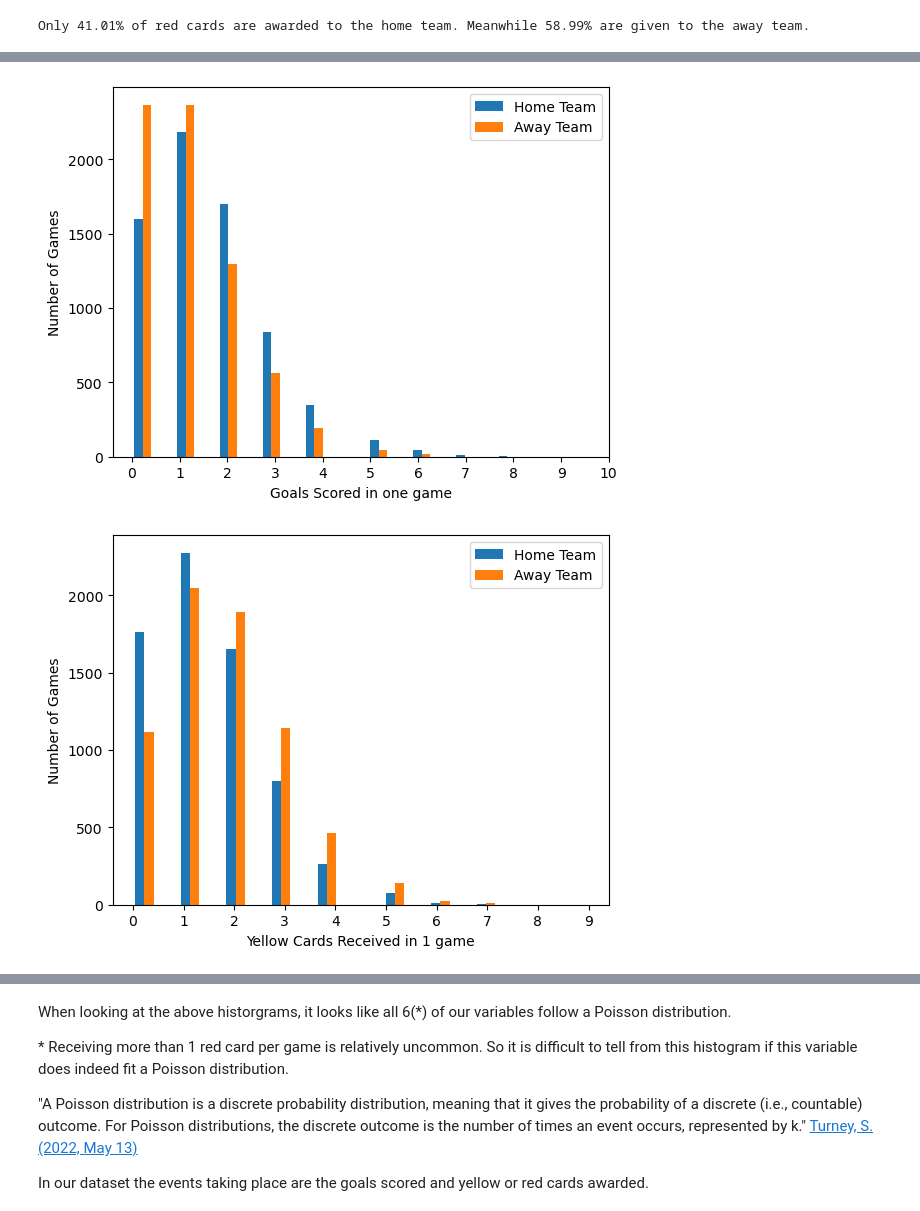
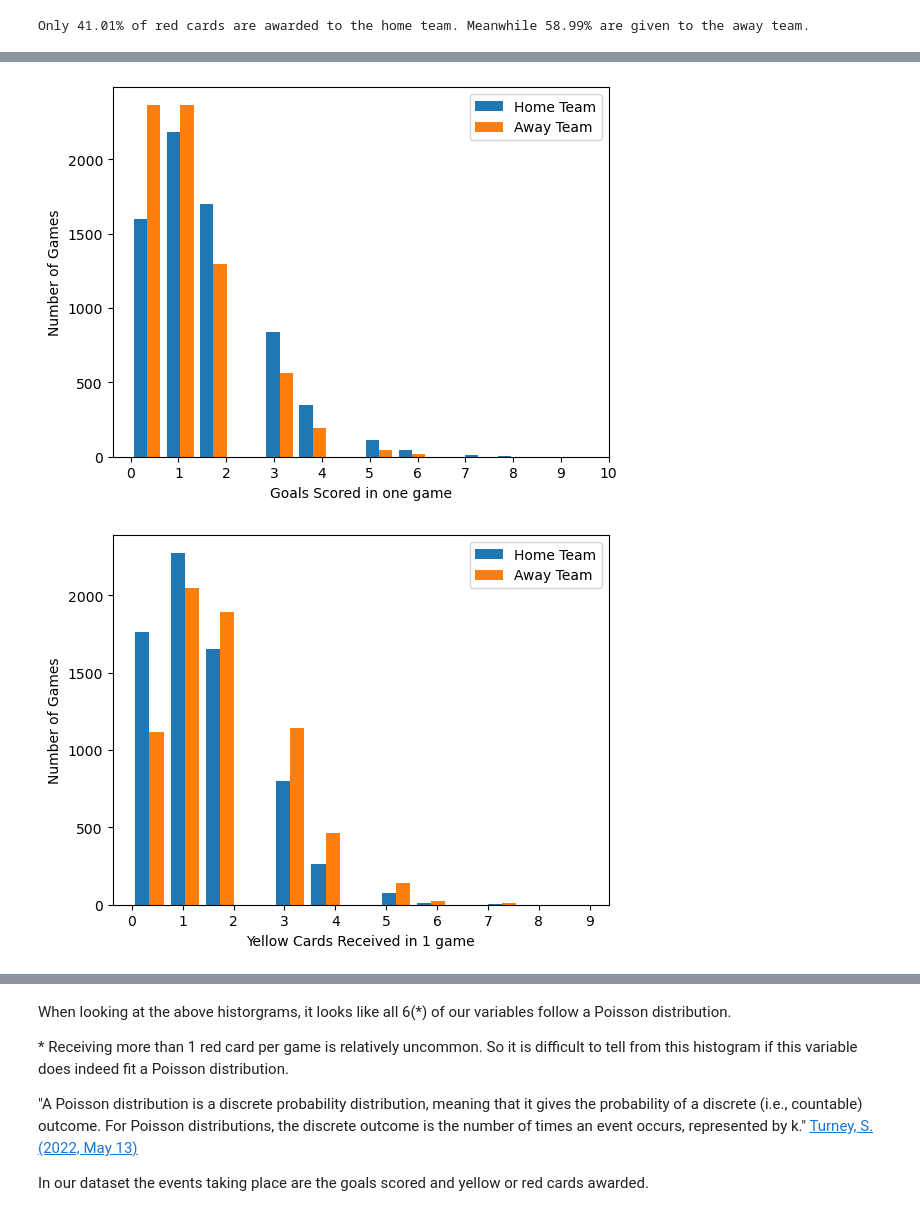
Before and after one commit to Kevin002023/PFDA-Assignment, a Jupyter notebook: PFDA -Assignment.ipynb, the cells around one changed output, grey strips where cells are left out. Cells and saved outputs as stored; diff of their text form; code cells hidden in the pictures.

```diff
--- a/PFDA -Assignment.ipynb
+++ b/PFDA -Assignment.ipynb
@@ -58,7 +60,7 @@ from IPython.display import Markdown as md
 # %%
 # I have saved the dataset in the same folder as my notebook. I am going to import it to the notebook
 
-footballdf = pd.read_csv('final_dataset.csv')
+footballdf = pd.read_csv('Premier_league_stats/total_dataset.csv')
 # %%
 #Going to review the dataset to see it is what is expected
 footballdf.head()
@@ -215,25 +223,25 @@ away_r = prem_df['AR'] # dataframe with just away red cards
 # %%
 #Create a histogram showing the distribution of goals scored both home and away
 
-plt.hist([home_goals, away_goals], 20, label = ['Home Team', 'Away Team'])
+plt.hist([home_goals, away_goals], 13, label = ['Home Team', 'Away Team'])
 plt.xticks(range(0, 11))
 plt.ylabel("Number of Games")
 plt.xlabel("Goals Scored in one game")
 plt.legend()
 plt.savefig('Images/Old_DS_Hist_goals.png')
 # %% [output]
-[figure, old version]
+[figure, new version]
 # %%
 #Create a histogram showing the distribution of yellow cards received both home and away
 
-plt.hist([home_y, away_y], 20, label = ['Home Team', 'Away Team'])
+plt.hist([home_y, away_y], 13, label = ['Home Team', 'Away Team'])
 plt.xticks(range(10))
 plt.ylabel("Number of Games")
 plt.xlabel("Yellow Cards Received in 1 game")
 plt.legend()
 plt.savefig('Images/Old_DS_Hist_Yellow.png')
 # %% [output]
-[figure, old version]
+[figure, new version]
 # %%
 #Create a histogram showing the distribution of yellow cards received both home and away
 
```
Also changed, not shown: parts of 31 cells of this notebook, 12 other files.
